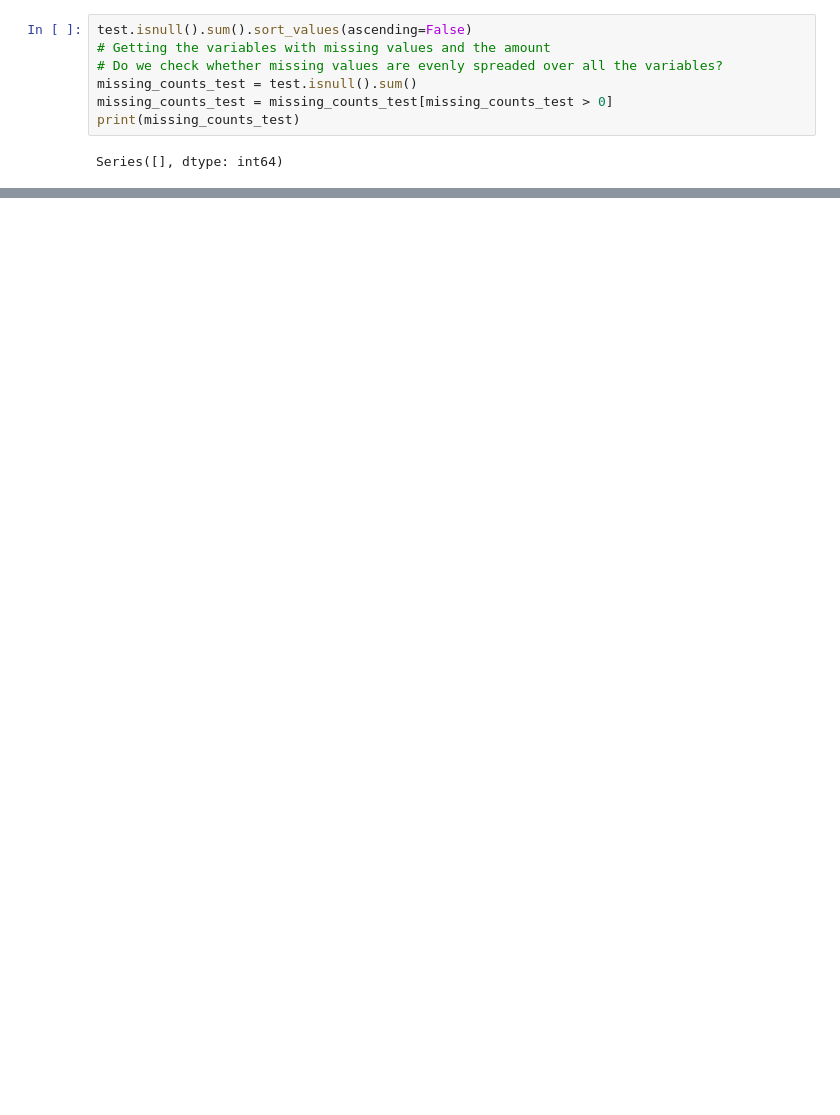
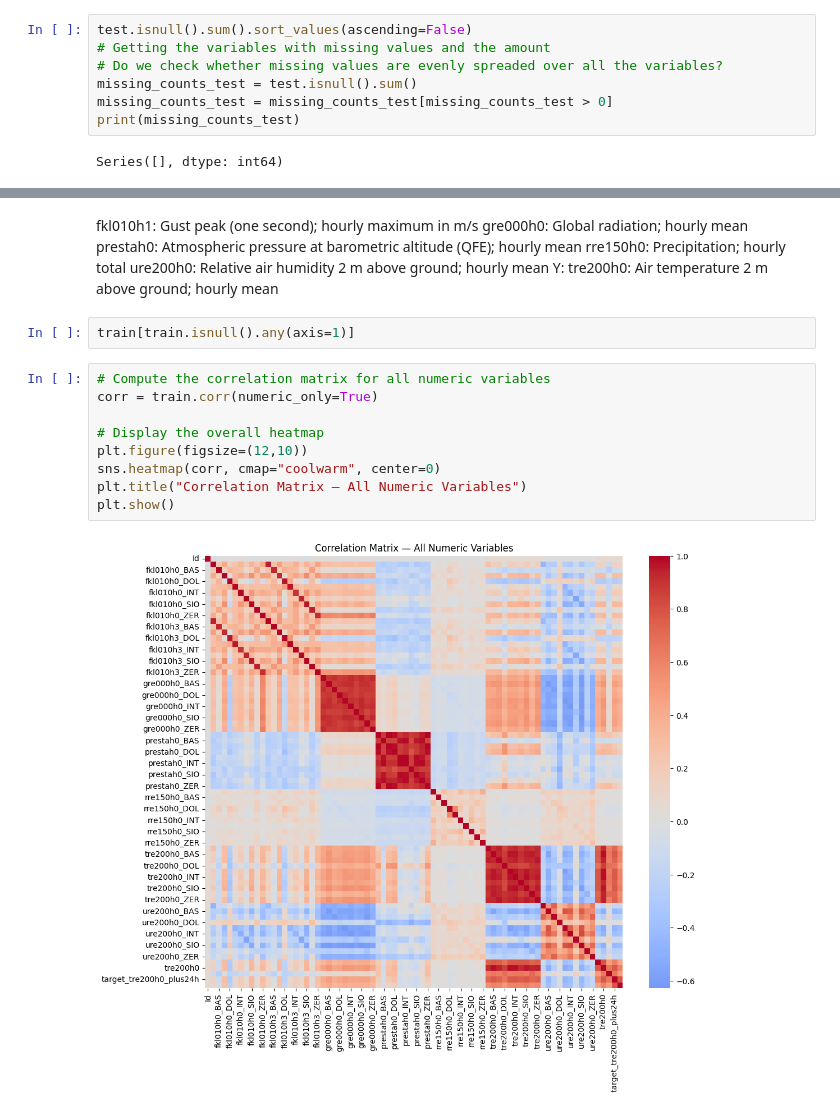
Before and after one commit to ivanldf13/MachineLearning2025, a Jupyter notebook: ML_Weather_Prediction/ml_weather_prediction.ipynb, the cells around one changed output, grey strips where cells are left out. Drawn from its saved outputs; the diff is of its cells as text; blank space fills up the shorter version.

```diff
--- a/ML_Weather_Prediction/ml_weather_prediction.ipynb
+++ b/ML_Weather_Prediction/ml_weather_prediction.ipynb
@@ -151,0 +385,20 @@ No need of continuing the Missing values analysis with test dataset, right?
+# %% [markdown]
+fkl010h1: Gust peak (one second); hourly maximum in m/s
+gre000h0: Global radiation; hourly mean
+prestah0: Atmospheric pressure at barometric altitude (QFE); hourly mean
+rre150h0: Precipitation; hourly total
+ure200h0: Relative air humidity 2 m above ground; hourly mean
+Y: tre200h0: Air temperature 2 m above ground; hourly mean
+# %%
+train[train.isnull().any(axis=1)]
+# %%
+# Compute the correlation matrix for all numeric variables
+corr = train.corr(numeric_only=True)
+
+# Display the overall heatmap
+plt.figure(figsize=(12,10))
+sns.heatmap(corr, cmap="coolwarm", center=0)
+plt.title("Correlation Matrix — All Numeric Variables")
+plt.show()
+# %% [output]
+[figure, added]
```
Also changed, not shown: parts of 23 cells of this notebook.
